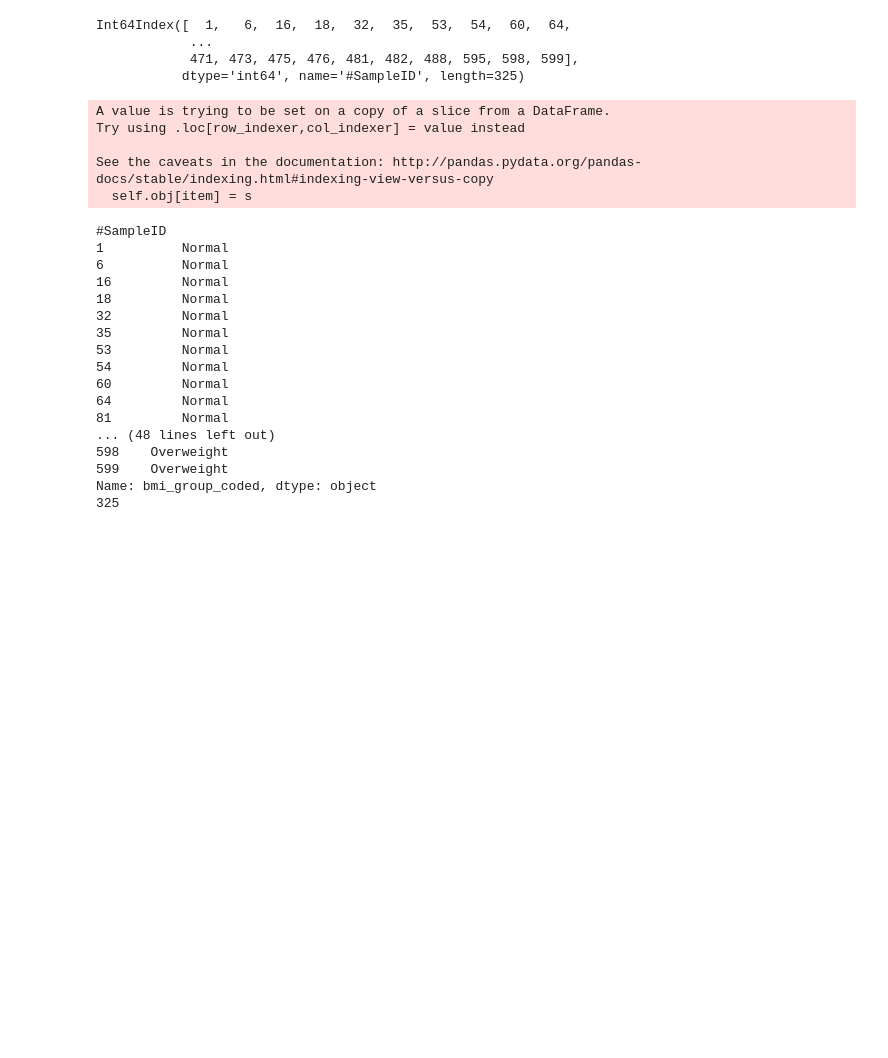
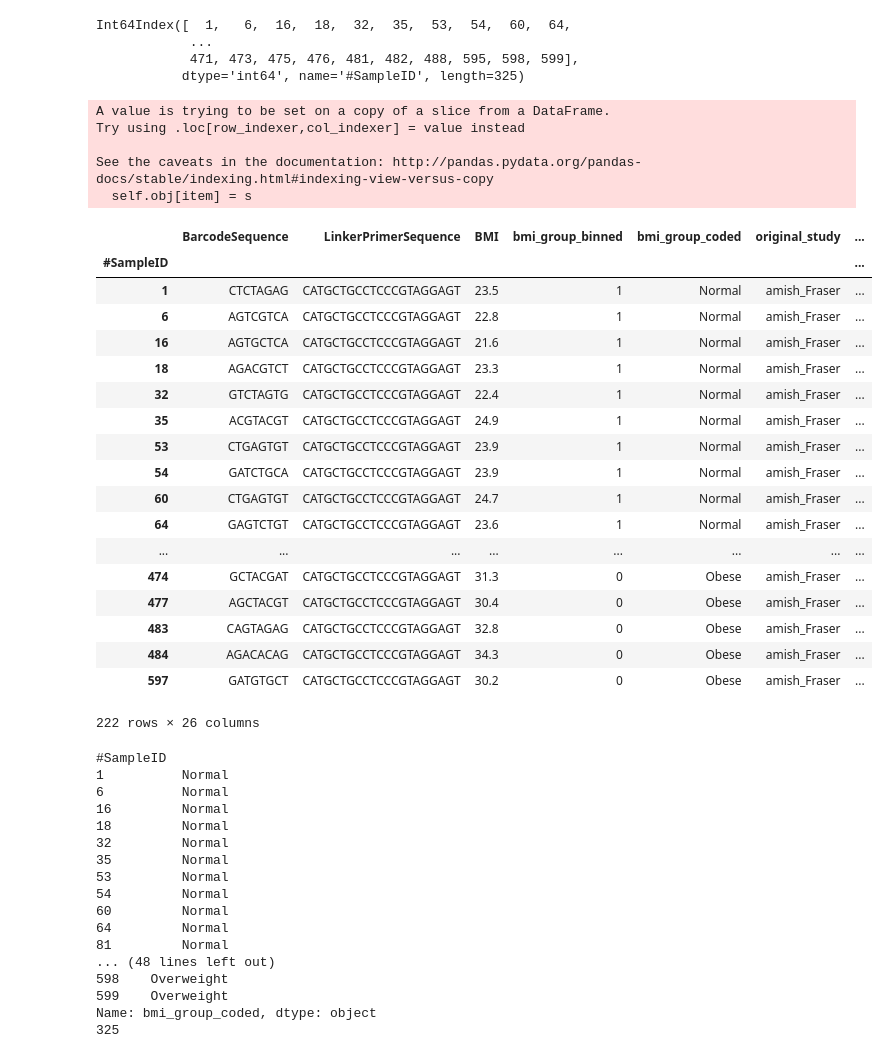
Before and after one commit to afcarl/PythonScript, a Jupyter notebook: Obesity%2BClassification_Amish.ipynb, the cells around one changed output. Saved outputs shown, nothing was run; the diff lists cells and outputs as text; code cells hidden in the pictures; blank space fills up the shorter version.

```diff
--- a/Obesity%2BClassification_Amish.ipynb
+++ b/Obesity%2BClassification_Amish.ipynb
@@ -39,18 +39,37 @@ b= biom.load_table(biom_file)
 # %%
 #select only samples that fit LEAN OR OBESE
 i = m[m.bmi_group_coded != "Overweight"].index
 i_2 = m[m.bmi_group_coded != "Overweight"]
 
 i_2.loc[i_2.bmi_group_binned == 3, 'bmi_group_binned'] = 0
-#i_2
+i_2
 #i_copy = i_2
 #print(i_copy)
 # %% [output]
 A value is trying to be set on a copy of a slice from a DataFrame.
 Try using .loc[row_indexer,col_indexer] = value instead
 
 See the caveats in the documentation: http://pandas.pydata.org/pandas-docs/stable/indexing.html#indexing-view-versus-copy
   self.obj[item] = s
+|  | BarcodeSequence | LinkerPrimerSequence | BMI | bmi_group_binned | bmi_group_coded | original_study | ... |
+| #SampleID |  |  |  |  |  |  | ... |
+| 1 | CTCTAGAG | CATGCTGCCTCCCGTAGGAGT | 23.5 | 1 | Normal | amish_Fraser | ... |
+| 6 | AGTCGTCA | CATGCTGCCTCCCGTAGGAGT | 22.8 | 1 | Normal | amish_Fraser | ... |
+| 16 | AGTGCTCA | CATGCTGCCTCCCGTAGGAGT | 21.6 | 1 | Normal | amish_Fraser | ... |
+| 18 | AGACGTCT | CATGCTGCCTCCCGTAGGAGT | 23.3 | 1 | Normal | amish_Fraser | ... |
+| 32 | GTCTAGTG | CATGCTGCCTCCCGTAGGAGT | 22.4 | 1 | Normal | amish_Fraser | ... |
+| 35 | ACGTACGT | CATGCTGCCTCCCGTAGGAGT | 24.9 | 1 | Normal | amish_Fraser | ... |
+| 53 | CTGAGTGT | CATGCTGCCTCCCGTAGGAGT | 23.9 | 1 | Normal | amish_Fraser | ... |
+| 54 | GATCTGCA | CATGCTGCCTCCCGTAGGAGT | 23.9 | 1 | Normal | amish_Fraser | ... |
+| 60 | CTGAGTGT | CATGCTGCCTCCCGTAGGAGT | 24.7 | 1 | Normal | amish_Fraser | ... |
+| 64 | GAGTCTGT | CATGCTGCCTCCCGTAGGAGT | 23.6 | 1 | Normal | amish_Fraser | ... |
+| ... | ... | ... | ... | ... | ... | ... | ... |
+| 474 | GCTACGAT | CATGCTGCCTCCCGTAGGAGT | 31.3 | 0 | Obese | amish_Fraser | ... |
+| 477 | AGCTACGT | CATGCTGCCTCCCGTAGGAGT | 30.4 | 0 | Obese | amish_Fraser | ... |
+| 483 | CAGTAGAG | CATGCTGCCTCCCGTAGGAGT | 32.8 | 0 | Obese | amish_Fraser | ... |
+| 484 | AGACACAG | CATGCTGCCTCCCGTAGGAGT | 34.3 | 0 | Obese | amish_Fraser | ... |
+| 597 | GATGTGCT | CATGCTGCCTCCCGTAGGAGT | 30.2 | 0 | Obese | amish_Fraser | ... |
+222 rows × 26 columns
 # %%
 # prints 4th column
 y = m.iloc[:, 4]
```
Also changed, not shown: parts of 6 cells of this notebook.
